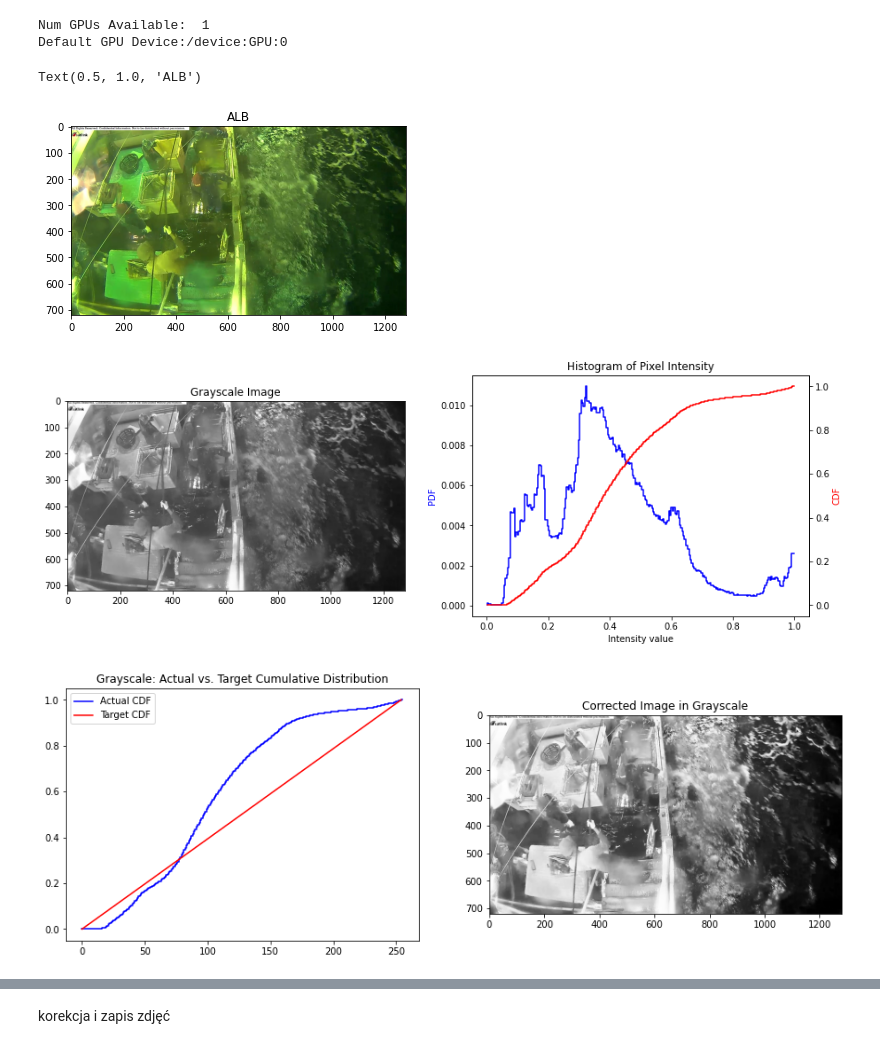
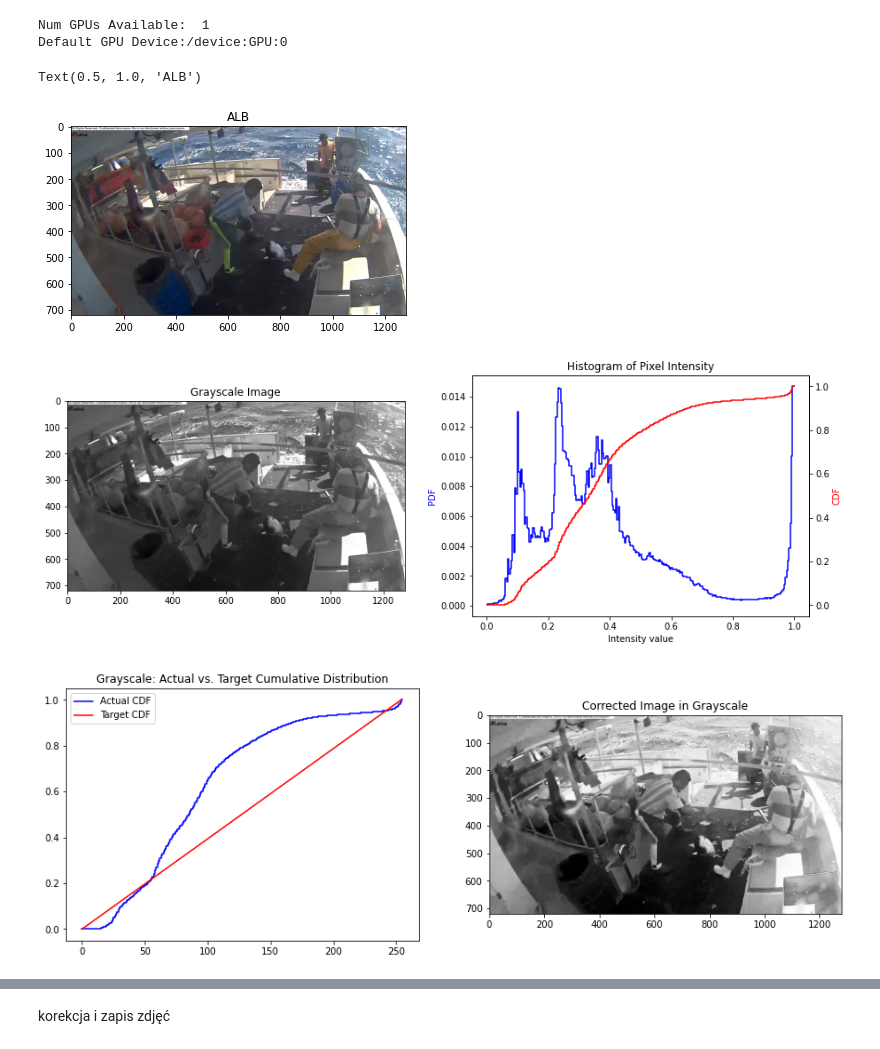
Before and after one commit to JakubGazewski/WTUM_7_2022, a Jupyter notebook: MyFishCNN/ryby.ipynb, the cells around one changed output, grey strips where cells are left out. Cells and saved outputs as stored; diff of their text form; code cells hidden in the pictures.

```diff
--- a/MyFishCNN/ryby.ipynb
+++ b/MyFishCNN/ryby.ipynb
@@ -18,12 +18,12 @@ from skimage.color import rgb2gray
 from skimage.exposure import histogram, cumulative_distribution
 from scipy.stats import cauchy, logistic
 # %%
-alb = imread('D:\\the-nature-conservancy-fisheries-monitoring\\train\\ALB\\img_00043.jpg')
+alb = imread('C:\\programowanie\\RYBY\\train\\ALB\\img_00045.jpg')
 plt.imshow(alb)
 plt.title('ALB')
 # %% [output]
 Text(0.5, 1.0, 'ALB')
-[figure, old version]
+[figure, new version]
 # %%
 fig, ax = plt.subplots(1,2, figsize=(15,5))
 cathedral_gray = rgb2gray(alb)
@@ -40,7 +40,7 @@ ax2.set_ylabel('CDF', color='r')
 ax[1].set_xlabel('Intensity value')
 ax[1].set_title('Histogram of Pixel Intensity');
 # %% [output]
-[figure, old version]
+[figure, new version]
 # %%
 image_intensity = img_as_ubyte(cathedral_gray)
 freq, bins = cumulative_distribution(image_intensity)
@@ -57,7 +57,7 @@ ax[1].imshow(new_vals[image_intensity].astype(np.uint8),
              cmap='gray')
 ax[1].set_title('Corrected Image in Grayscale');
 # %% [output]
-[figure, old version]
+[figure, new version]
 # %%
 def show_linear_cdf(image, channel, name, ax):
     image_intensity = img_as_ubyte(image[:,:,channel])
```
Also changed, not shown: parts of 8 cells of this notebook, 1 other file.
